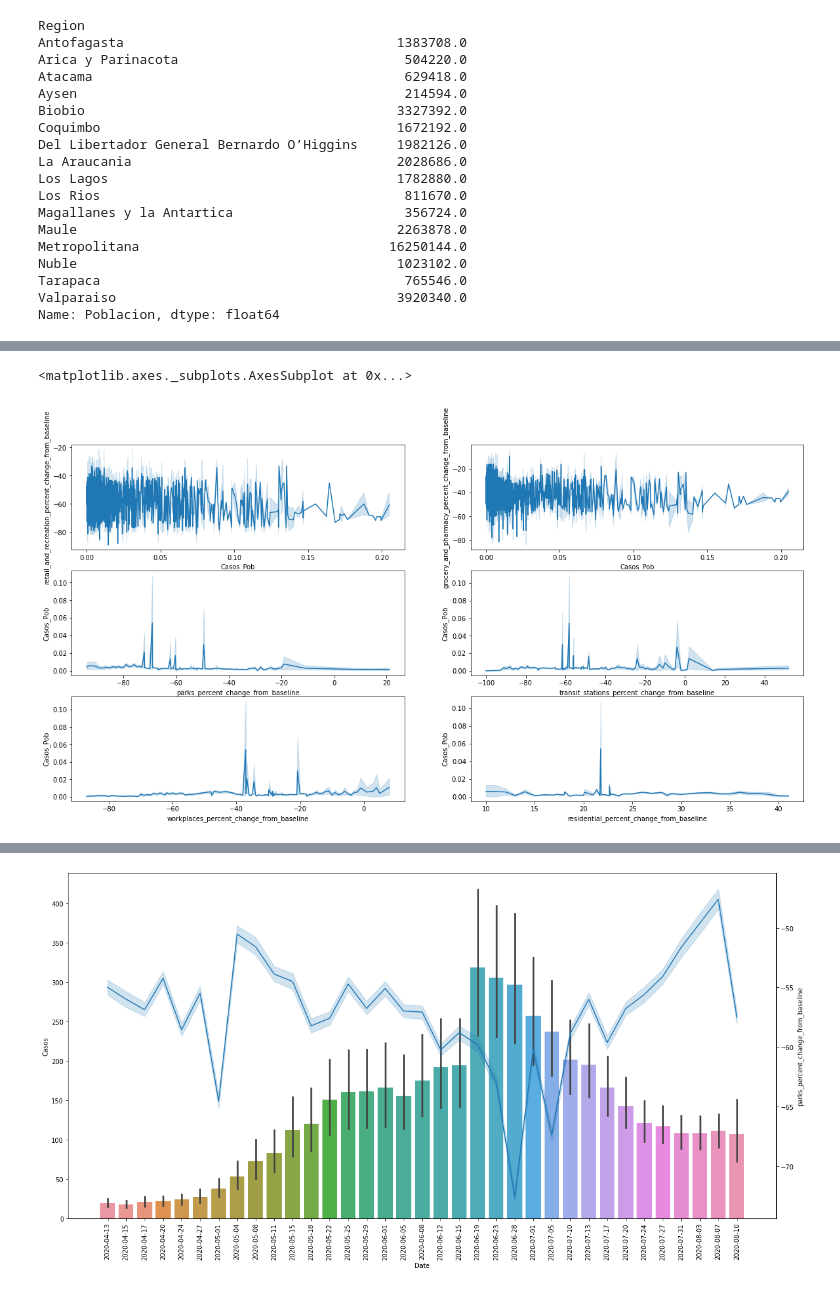
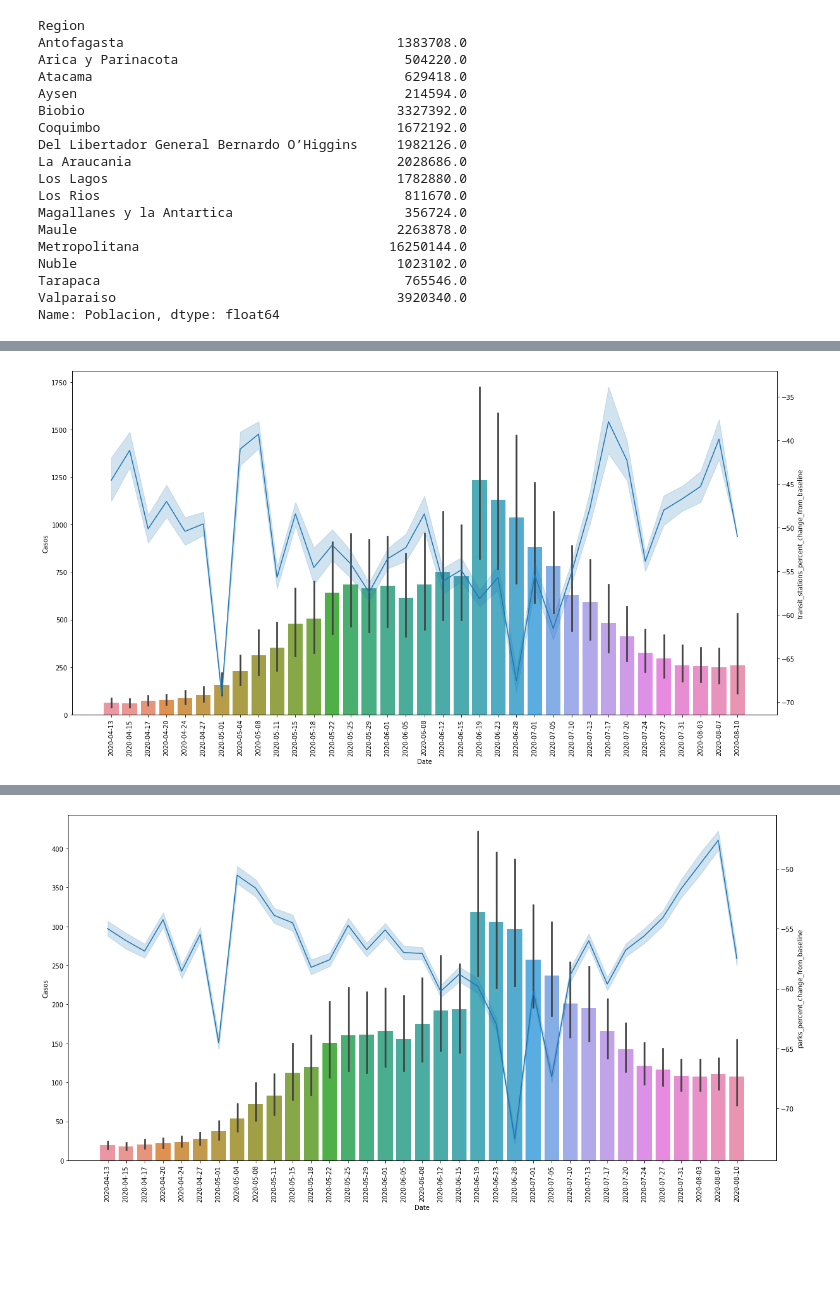
Before and after one commit to c3rssei/covid19care, a Jupyter notebook: Previsualizacion_movilizacion.ipynb, the cells around one changed output, grey strips where cells are left out. Cells and saved outputs as stored; diff of their text form; code cells hidden in the pictures; blank space fills up the shorter version.

```diff
--- a/Previsualizacion_movilizacion.ipynb
+++ b/Previsualizacion_movilizacion.ipynb
@@ -480,21 +519,13 @@ Name: Casos_Pob, dtype: float64
-# %%
-#Variacion de casos por total de poblacion segun movilizacion
-fig,ax=plt.subplots(figsize=(20, 10))
-plt.subplot(3,2,1)
-sns.lineplot(x="Casos_Pob",y="retail_and_recreation_percent_change_from_baseline",data=test1)
-plt.subplot(3,2,2)
-sns.lineplot(x="Casos_Pob",y="grocery_and_pharmacy_percent_change_from_baseline",data=test1)
-plt.subplot(3,2,3)
-sns.lineplot(y="Casos_Pob",x="parks_percent_change_from_baseline",data=test1)
-plt.subplot(3,2,4)
-sns.lineplot(y="Casos_Pob",x="transit_stations_percent_change_from_baseline",data=test1)
-plt.subplot(3,2,5)
-sns.lineplot(y="Casos_Pob",x="workplaces_percent_change_from_baseline",data=test1)
-plt.subplot(3,2,6)
-sns.lineplot(y="Casos_Pob",x="residential_percent_change_from_baseline",data=test1)
-# %% [output]
-<matplotlib.axes._subplots.AxesSubplot at 0x...>
-[figure, removed]
+# %%
+#Variacion de casos por total de poblacion segun movilizacion
+fig,ax=plt.subplots(figsize=(20, 10))
+metropolitana = test1[test1.Region=="Metropolitana"]
+ax=sns.barplot(x="Date",y="Casos",data=metropolitana)
+plt.xticks(rotation=90)
+ax1=ax.twinx()
+ax1=sns.lineplot(x="Date",y="transit_stations_percent_change_from_baseline",data=metropolitana)
+# %% [output]
+[figure, added]
 # %%
 #Existe relacion entre el numero de casos y la movilizacion del pais?
 fig,ax=plt.subplots(figsize=(20, 10))
```
Also changed, not shown: parts of 19 cells of this notebook.
